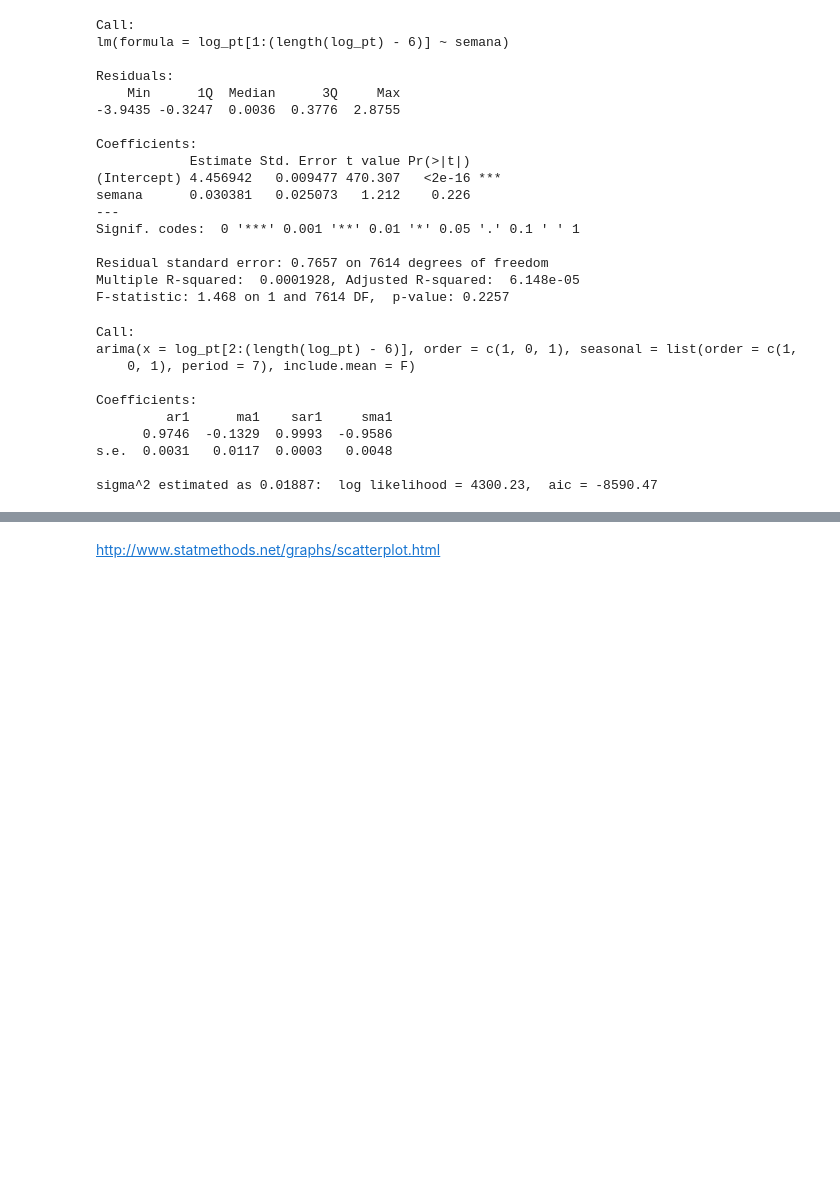
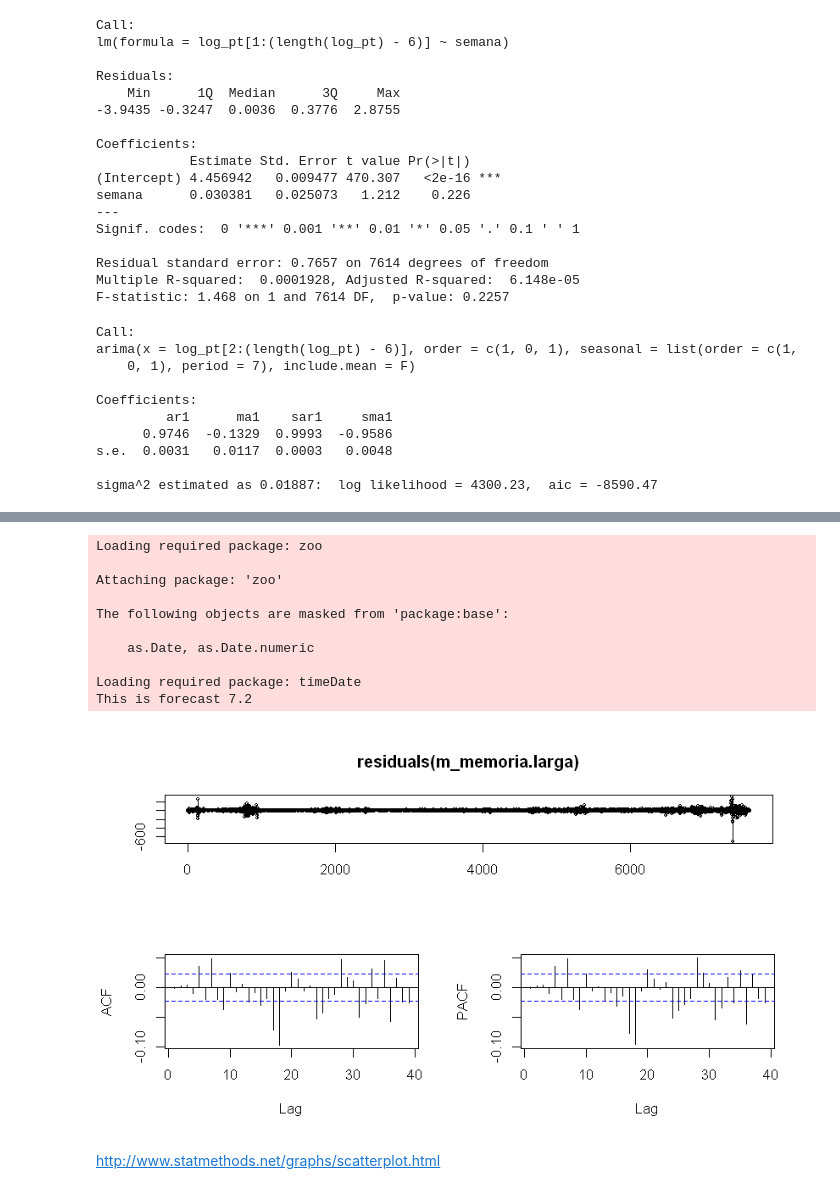
Before and after one commit to camilogavo/Modelaci-n_Precios_Bolsa, a Jupyter notebook: Teoria Series de Tiempo - Capitulo 2 Libro Tsay.ipynb, the cells around one changed output, grey strips where cells are left out. Saved outputs shown, nothing was run; the diff lists cells and outputs as text; code cells hidden in the pictures; blank space fills up the shorter version.

```diff
--- a/Teoria Series de Tiempo - Capitulo 2 Libro Tsay.ipynb
+++ b/Teoria Series de Tiempo - Capitulo 2 Libro Tsay.ipynb
@@ -533,6 +568,22 @@ cuando la diferenciacion es un decimal entre -0.5 y 0.5 se dice que sigue un mod
 que es un ARIMA que acepta numeros decimales en $d$.
 
 Los modelos de memoria larga son trabajados con Movimientos Brownianos en los modelos de tiempo continuo
+# %%
+library(forecast)
+m_memoria.larga<-arfima(diff_pt)
+tsdisplay(residuals(m_memoria.larga))
+# %% [output]
+Loading required package: zoo
+
+Attaching package: 'zoo'
+
+The following objects are masked from 'package:base':
+
+    as.Date, as.Date.numeric
+
+Loading required package: timeDate
+This is forecast 7.2
+[figure, added]
 # %% [markdown]
 http://www.statmethods.net/graphs/scatterplot.html
 # %%
```
Also changed, not shown: parts of 23 cells of this notebook, 8 other files.
